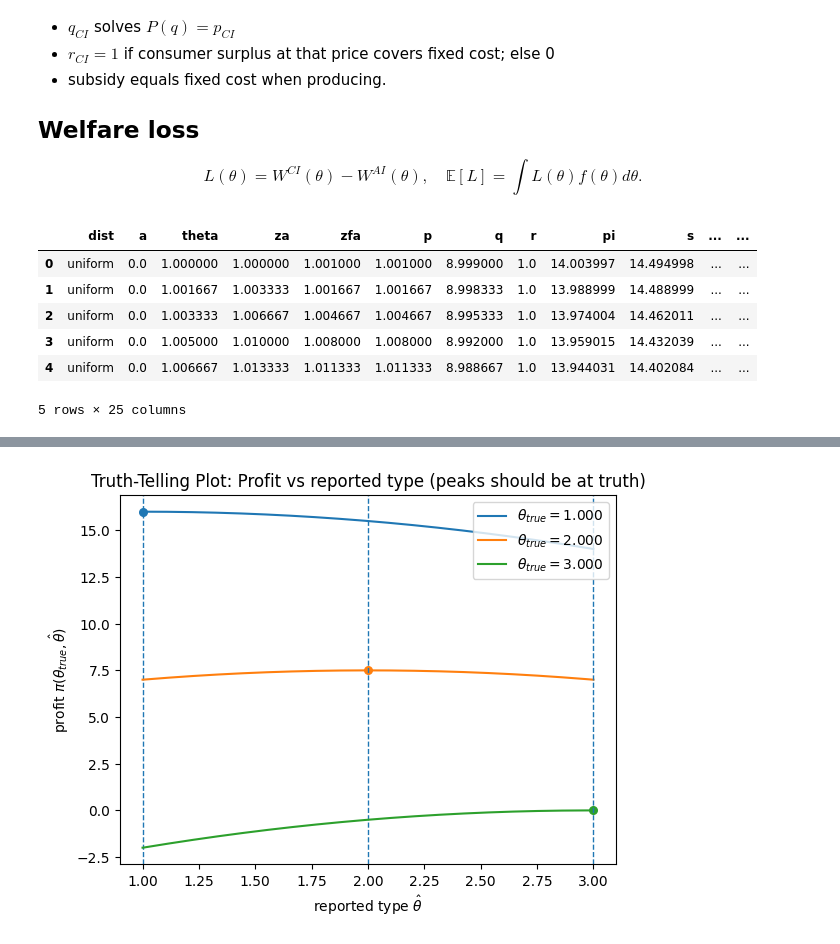
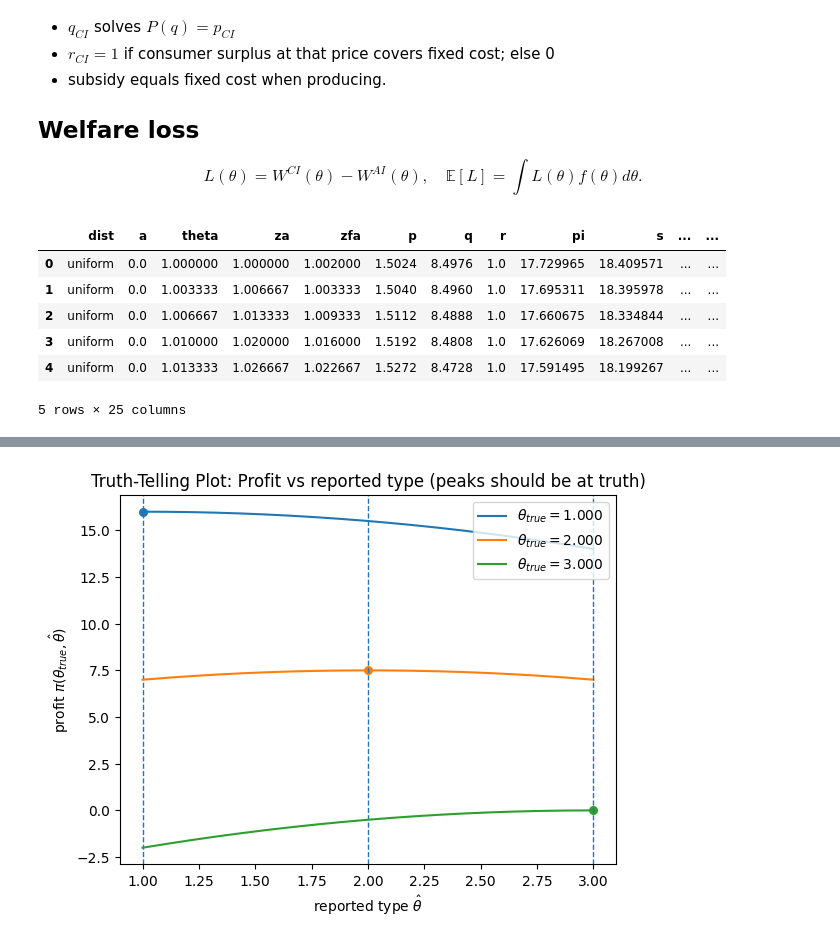
Before and after one commit to Julian-R02/Python-Assignment-, a Jupyter notebook: Replication.ipynb, the cells around one changed output, grey strips where cells are left out. Cells and saved outputs as stored; diff of their text form; code cells hidden in the pictures.

```diff
--- a/Replication.ipynb
+++ b/Replication.ipynb
@@ -920,7 +920,7 @@ def welfare_contribution(theta_grid, out_policy, dist, a, demand_kind, demand_pa
 
 def run_simulations():
     # Common grids/settings
-    theta0, theta1 = 1.0, 3.0
+    theta0, theta1 = 1.0, 5.0
     theta_grid = np.linspace(theta0, theta1, 1201)
 
     # Demand setup (linear baseline; you can switch later)
@@ -930,12 +930,12 @@ def run_simulations():
     demand_params = (A, B)
 
     # Cost params
-    cost_params = (0.0, 1.0, 0.5, 0.0)
+    cost_params = (0.3, 1.2, 0.5, 0.2)
 
     # Dist choices
     dists = [
         ("uniform", DistUniform(theta0, theta1)),
-        ("mixture_u", DistMixtureUniform(theta0, theta1, w=0.5, split=0.35)),
+        ("mixture_u", DistMixtureUniform(theta0, theta1, w=0.05, split=0.95)),
     ]
 
     a_values = np.linspace(0.0, 1.0, 6)
@@ -1003,36 +1003,36 @@ def run_simulations():
                 "W_CI_theta": W_ci,
                 "L_theta": L_theta
             })
 
             # Attach run-level stats (duplicated per row; convenient for plotting)
             df_run["E_p"] = Ep
             df_run["E_q"] = Eq
             df_run["Pr_shutdown"] = shutdown_prob
             df_run["bunching_share"] = bunch
 
             # IC metrics (run-level)
             df_run["IC_pass"] = ic_summary["IC_pass"]
             df_run["IC_max_gain"] = ic_summary["IC_max_gain"]
             df_run["IC_share_positive_gain"] = ic_summary["IC_share_positive_gain"]
             df_run["IC_max_abs_misreport"] = ic_summary["IC_max_abs_misreport"]
 
             # Expected welfare and expected welfare loss
             df_run["E_W_AI"] = E_W_ai
             df_run["E_W_CI"] = E_W_ci
             df_run["E_welfare_loss"] = E_L
 
             rows.append(df_run)
 
     return pd.concat(rows, ignore_index=True)
 
 
 df = run_simulations()
 df.head()
 # %% [output]
 |  | dist | a | theta | za | zfa | p | q | r | pi | s | ... | ... |
-| 0 | uniform | 0.0 | 1.000000 | 1.000000 | 1.001000 | 1.001000 | 8.999000 | 1.0 | 14.003997 | 14.494998 | ... | ... |
-| 1 | uniform | 0.0 | 1.001667 | 1.003333 | 1.001667 | 1.001667 | 8.998333 | 1.0 | 13.988999 | 14.488999 | ... | ... |
-| 2 | uniform | 0.0 | 1.003333 | 1.006667 | 1.004667 | 1.004667 | 8.995333 | 1.0 | 13.974004 | 14.462011 | ... | ... |
-| 3 | uniform | 0.0 | 1.005000 | 1.010000 | 1.008000 | 1.008000 | 8.992000 | 1.0 | 13.959015 | 14.432039 | ... | ... |
-| 4 | uniform | 0.0 | 1.006667 | 1.013333 | 1.011333 | 1.011333 | 8.988667 | 1.0 | 13.944031 | 14.402084 | ... | ... |
+| 0 | uniform | 0.0 | 1.000000 | 1.000000 | 1.002000 | 1.5024 | 8.4976 | 1.0 | 17.729965 | 18.409571 | ... | ... |
+| 1 | uniform | 0.0 | 1.003333 | 1.006667 | 1.003333 | 1.5040 | 8.4960 | 1.0 | 17.695311 | 18.395978 | ... | ... |
+| 2 | uniform | 0.0 | 1.006667 | 1.013333 | 1.009333 | 1.5112 | 8.4888 | 1.0 | 17.660675 | 18.334844 | ... | ... |
+| 3 | uniform | 0.0 | 1.010000 | 1.020000 | 1.016000 | 1.5192 | 8.4808 | 1.0 | 17.626069 | 18.267008 | ... | ... |
+| 4 | uniform | 0.0 | 1.013333 | 1.026667 | 1.022667 | 1.5272 | 8.4728 | 1.0 | 17.591495 | 18.199267 | ... | ... |
 5 rows × 25 columns
```
Also changed, not shown: parts of 11 cells of this notebook.
